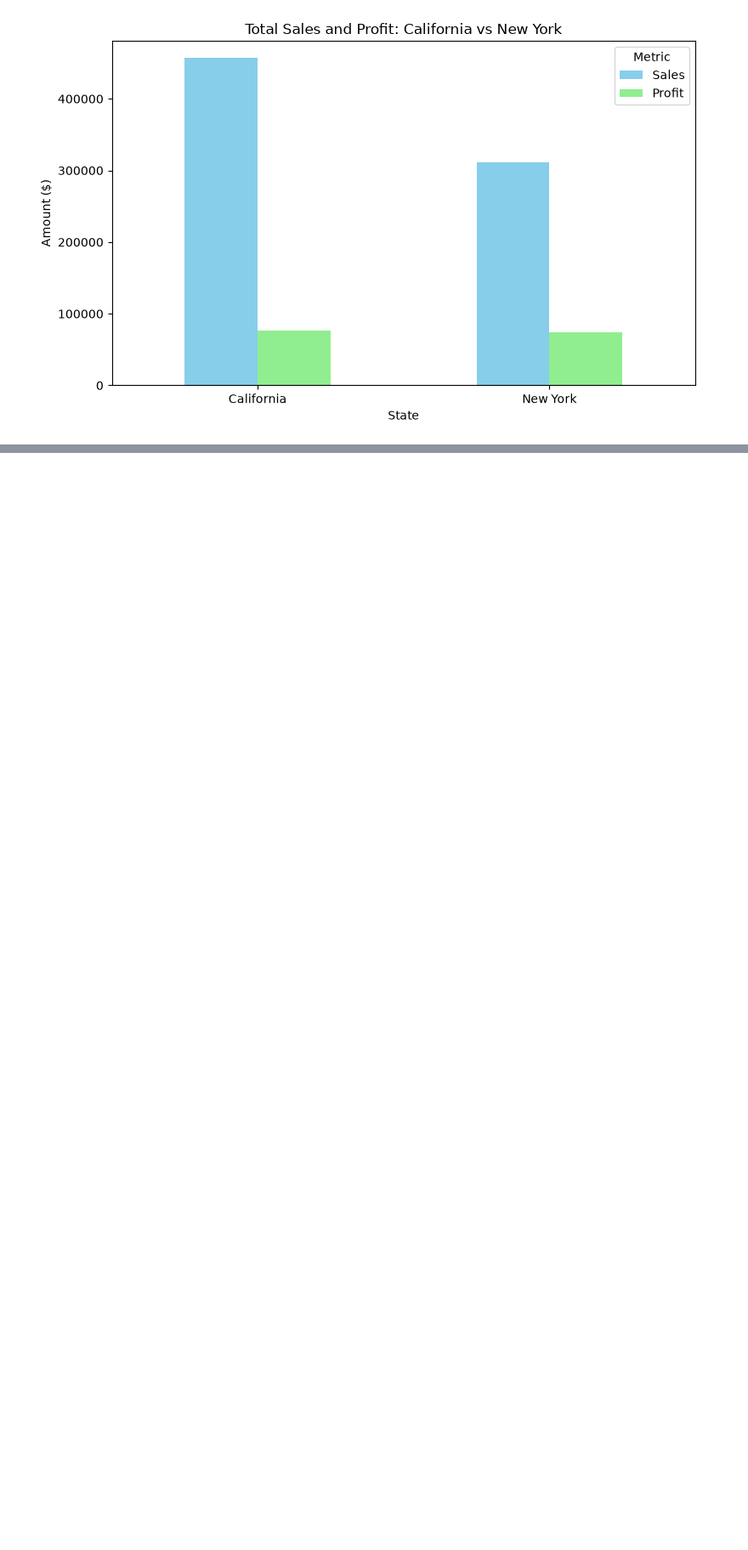
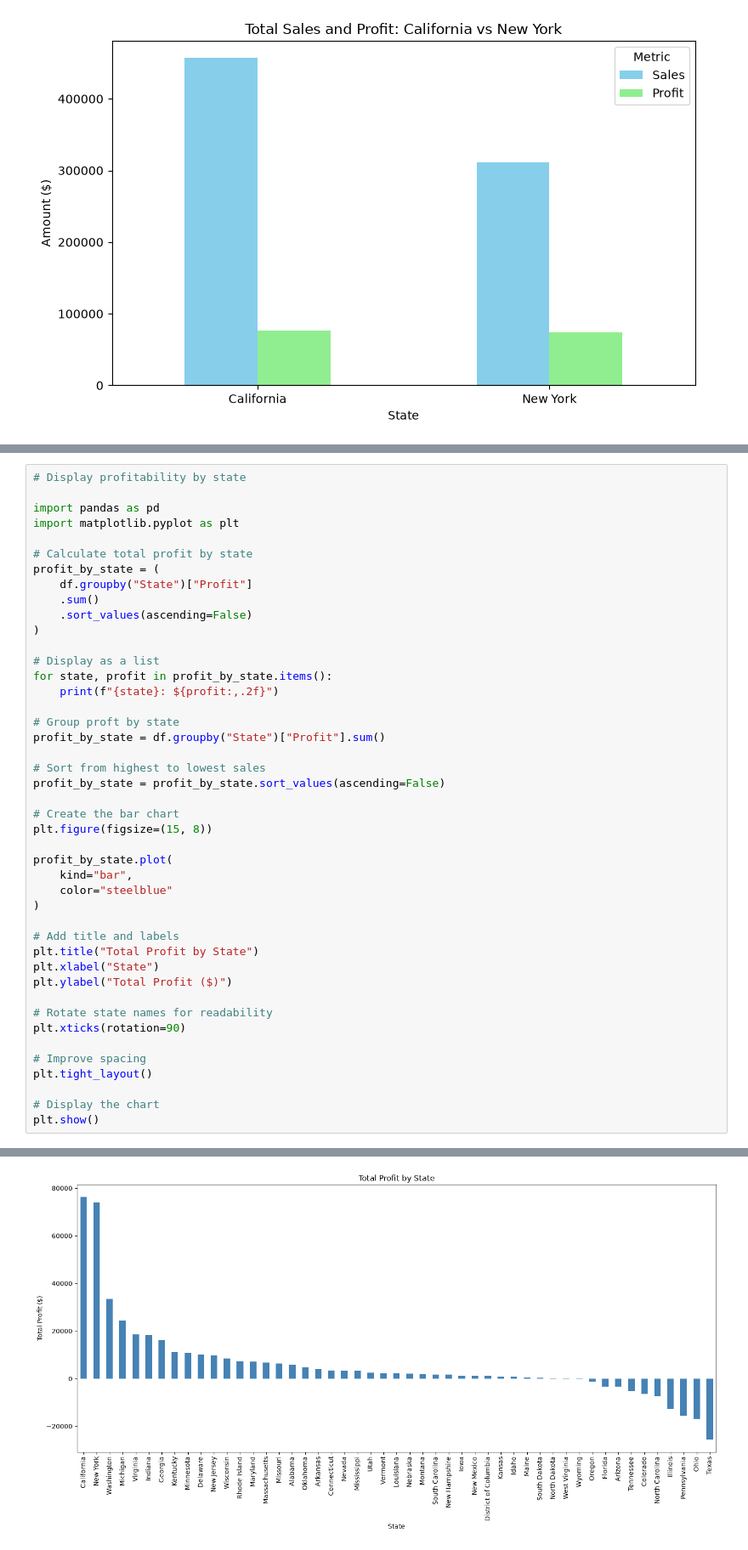
Before and after one commit to esti-sidley342/DI-Bootcamp-Stage1, a Jupyter notebook: Week4/Day1/MiniProject/MiniProject.ipynb, the cells around one changed output, grey strips where cells are left out. Shown at 85% size. Cells and saved outputs as stored; diff of their text form; blank space fills up the shorter version.

```diff
--- a/Week4/Day1/MiniProject/MiniProject.ipynb
+++ b/Week4/Day1/MiniProject/MiniProject.ipynb
@@ -145,0 +182,45 @@ Profit Difference: $2,342.84
+# %%
+# Display profitability by state
+
+import pandas as pd
+import matplotlib.pyplot as plt
+
+# Calculate total profit by state
+profit_by_state = (
+    df.groupby("State")["Profit"]
+    .sum()
+    .sort_values(ascending=False)
+)
+
+# Display as a list
+for state, profit in profit_by_state.items():
+    print(f"{state}: ${profit:,.2f}")
+
+# Group proft by state
+profit_by_state = df.groupby("State")["Profit"].sum()
+
+# Sort from highest to lowest sales
+profit_by_state = profit_by_state.sort_values(ascending=False)
+
+# Create the bar chart
+plt.figure(figsize=(15, 8))
+
+profit_by_state.plot(
+    kind="bar",
+    color="steelblue"
+)
+
+# Add title and labels
+plt.title("Total Profit by State")
+plt.xlabel("State")
+plt.ylabel("Total Profit ($)")
+
+# Rotate state names for readability
+plt.xticks(rotation=90)
+
+# Improve spacing
+plt.tight_layout()
+
+# Display the chart
+plt.show()
+# %% [output]
@@ -145,0 +244 @@ Profit Difference: $2,342.84
+[figure, added]
```
Also changed, not shown: parts of 4 cells of this notebook.
